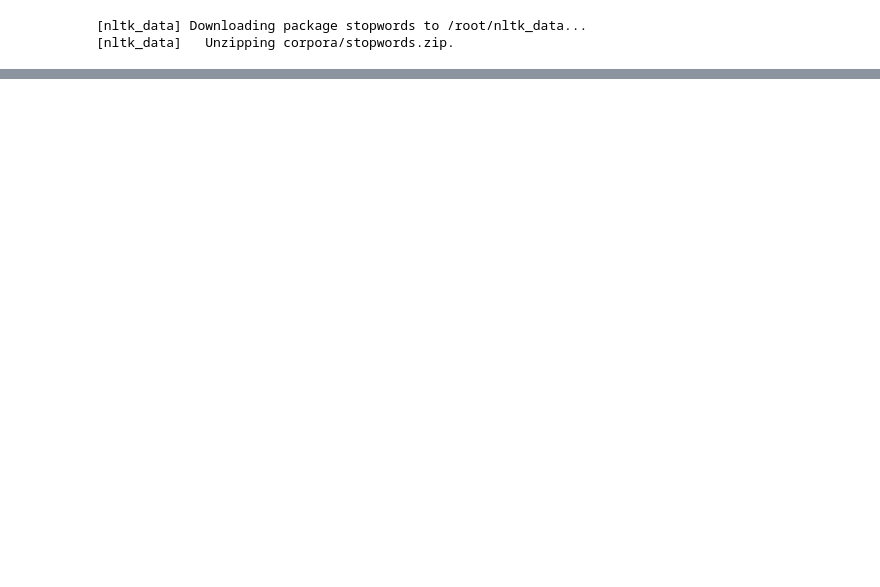
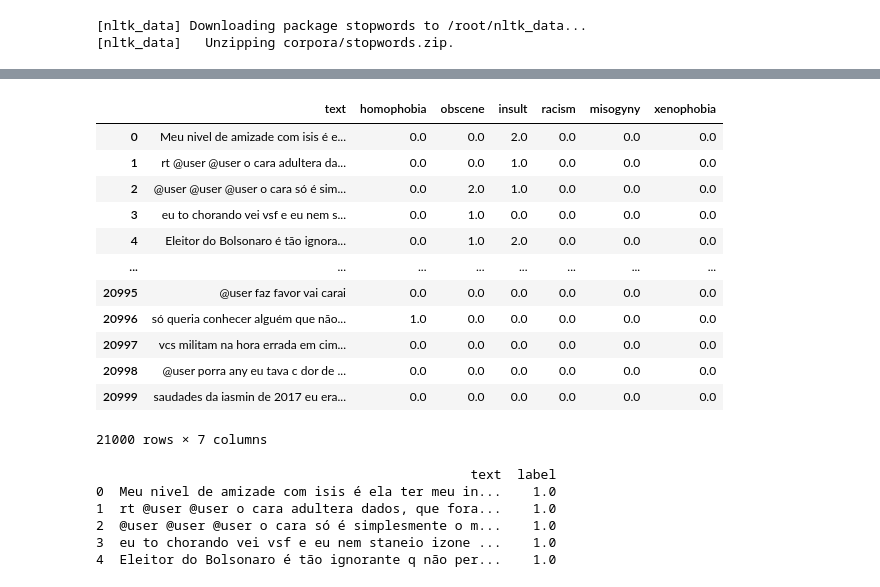
Before and after one commit to d2Anubis/Hate-Speech, a Jupyter notebook: BERT.ipynb, the cells around one changed output, grey strips where cells are left out. Drawn from its saved outputs; the diff is of its cells as text; code cells hidden in the pictures; blank space fills up the shorter version.

```diff
--- a/BERT.ipynb
+++ b/BERT.ipynb
@@ -398,0 +467,19 @@ sns.catplot(x="year",y="sent0",data=temp,kind='bar')
+# %%
+import pandas as pd
+told_br=pd.read_csv('ToLD-BR.csv')
+# %%
+told_br
+# %% [output]
+|  | text | homophobia | obscene | insult | racism | misogyny | xenophobia |
+| 0 | Meu nivel de amizade com isis é e... | 0.0 | 0.0 | 2.0 | 0.0 | 0.0 | 0.0 |
+| 1 | rt @user @user o cara adultera da... | 0.0 | 0.0 | 1.0 | 0.0 | 0.0 | 0.0 |
+| 2 | @user @user @user o cara só é sim... | 0.0 | 2.0 | 1.0 | 0.0 | 0.0 | 0.0 |
+| 3 | eu to chorando vei vsf e eu nem s... | 0.0 | 1.0 | 0.0 | 0.0 | 0.0 | 0.0 |
+| 4 | Eleitor do Bolsonaro é tão ignora... | 0.0 | 1.0 | 2.0 | 0.0 | 0.0 | 0.0 |
+| ... | ... | ... | ... | ... | ... | ... | ... |
+| 20995 | @user faz favor vai carai | 0.0 | 0.0 | 0.0 | 0.0 | 0.0 | 0.0 |
+| 20996 | só queria conhecer alguém que não... | 1.0 | 0.0 | 0.0 | 0.0 | 0.0 | 0.0 |
+| 20997 | vcs militam na hora errada em cim... | 0.0 | 0.0 | 0.0 | 0.0 | 0.0 | 0.0 |
+| 20998 | @user porra any eu tava c dor de ... | 0.0 | 0.0 | 0.0 | 0.0 | 0.0 | 0.0 |
+| 20999 | saudades da iasmin de 2017 eu era... | 0.0 | 0.0 | 0.0 | 0.0 | 0.0 | 0.0 |
+21000 rows × 7 columns
@@ -398,0 +490,11 @@ sns.catplot(x="year",y="sent0",data=temp,kind='bar')
+# %%
+told_br.rename(columns = {'None':'label'}, inplace = True)
+told_br=told_br[['text','label']]
+print(told_br.head())
+# %% [output]
+                                                text  label
+0  Meu nivel de amizade com isis é ela ter meu in...    1.0
+1  rt @user @user o cara adultera dados, que fora...    1.0
+2  @user @user @user o cara só é simplesmente o m...    1.0
+3  eu to chorando vei vsf e eu nem staneio izone ...    1.0
+4  Eleitor do Bolsonaro é tão ignorante q não per...    1.0
```
Also changed, not shown: parts of 49 cells of this notebook.
